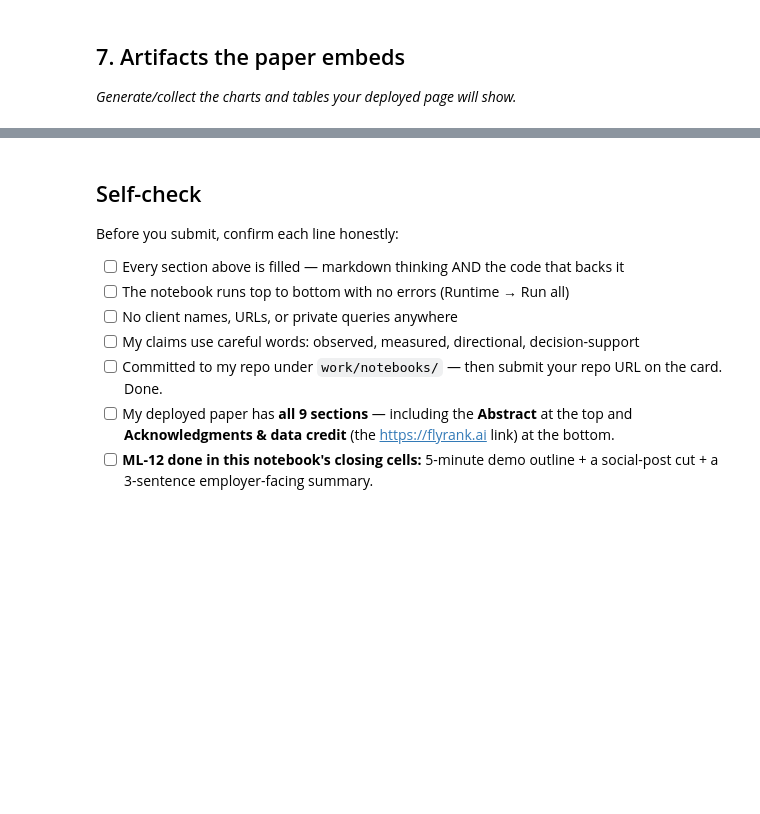
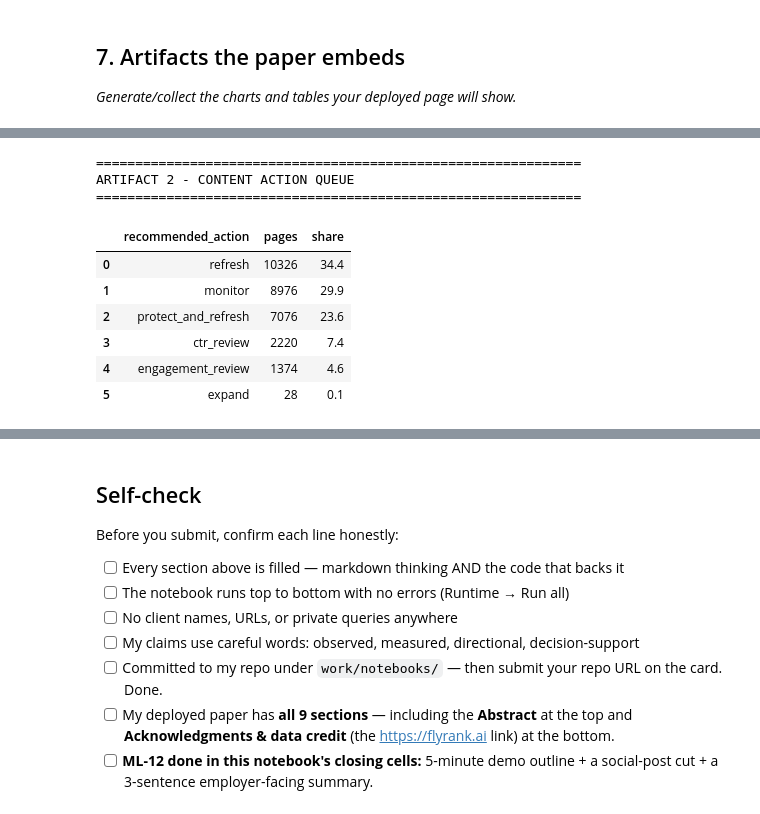
Before and after one commit to Nayab-khalid/FlyRank-AI-Internship, a Jupyter notebook: work/notebooks/capstone.ipynb, the cells around one changed output, grey strips where cells are left out. Drawn from its saved outputs; the diff is of its cells as text; code cells hidden in the pictures; blank space fills up the shorter version.

```diff
--- a/work/notebooks/capstone.ipynb
+++ b/work/notebooks/capstone.ipynb
@@ -265,31 +571,45 @@ This skeleton is yours to fill. Work the sections **in order** — each one has
 
 *Generate/collect the charts and tables your deployed page will show.*
 # %%
-# 7. Artifacts the Paper Embeds
+# 7. Artifacts the paper embeds
 #
-# The main artifacts for the research paper are:
-#
-# 1. Model versus baseline comparison
-# 2. Content action queue
-#
-# The model versus baseline comparison reports:
-#
-# Baseline Average Precision: 0.489069
-# Logistic Regression Average Precision: 0.871540
-#
-# Baseline ROC AUC: 0.506511
-# Logistic Regression ROC AUC: 0.849590
-#
-# Baseline Precision@50: 0.30
-# Logistic Regression Precision@50: 1.00
-#
-# The content action queue contains:
-#
-# Refresh: 10,326
-# Monitor: 8,976
-# Protect and refresh: 7,076
-# CTR review: 2,220
-# Engagement review: 1,374
-# Expand: 28
-#
-# These tables and figures can be used in the deployed research paper.
+# Everything below is computed in this notebook, so the deployed paper can be
+# checked against a real run.
+
+print("=" * 62)
+print("ARTIFACT 1 - MODEL VS BASELINE")
+print("=" * 62)
+display(comparison.round(6))
+
+print("=" * 62)
+print("ARTIFACT 2 - CONTENT ACTION QUEUE")
+print("=" * 62)
+
+queue_summary = (
+    recommended_action.value_counts()
+    .rename_axis("recommended_action")
+    .reset_index(name="pages")
+)
+queue_summary["share"] = (
+    queue_summary["pages"] / len(df) * 100
+).round(1)
+display(queue_summary)
+
+print("=" * 62)
+print("ARTIFACT 3 - THE LEAK, BEFORE AND AFTER")
+print("=" * 62)
+
+leak_effect = comparison.set_index("features")["average_precision"]
+
+print("Baseline AP                    :", round(leak_effect["-"], 6))
+print("LR with the leak (26 features) :",
+      round(leak_effect["26 (with leak)"], 6))
+print("LR corrected (20 features)     :",
+      round(leak_effect["20 (corrected)"], 6))
+print("\nApparent gain that was leakage :", round(
+    leak_effect["26 (with leak)"] - leak_effect["20 (corrected)"], 6))
+print("Real gain over the baseline    :", round(
+    leak_effect["20 (corrected)"] - leak_effect["-"], 6))
+
+print("\nDeployed paper: https://nayab-khalid.github.io/FlyRank-AI-Internship/")
+# %% [output]
@@ -295,0 +623,10 @@ This skeleton is yours to fill. Work the sections **in order** — each one has
+==============================================================
+ARTIFACT 2 - CONTENT ACTION QUEUE
+==============================================================
+|  | recommended_action | pages | share |
+| 0 | refresh | 10326 | 34.4 |
+| 1 | monitor | 8976 | 29.9 |
+| 2 | protect_and_refresh | 7076 | 23.6 |
+| 3 | ctr_review | 2220 | 7.4 |
+| 4 | engagement_review | 1374 | 4.6 |
+| 5 | expand | 28 | 0.1 |
```
Also changed, not shown: parts of 9 cells of this notebook, 7 other files.
